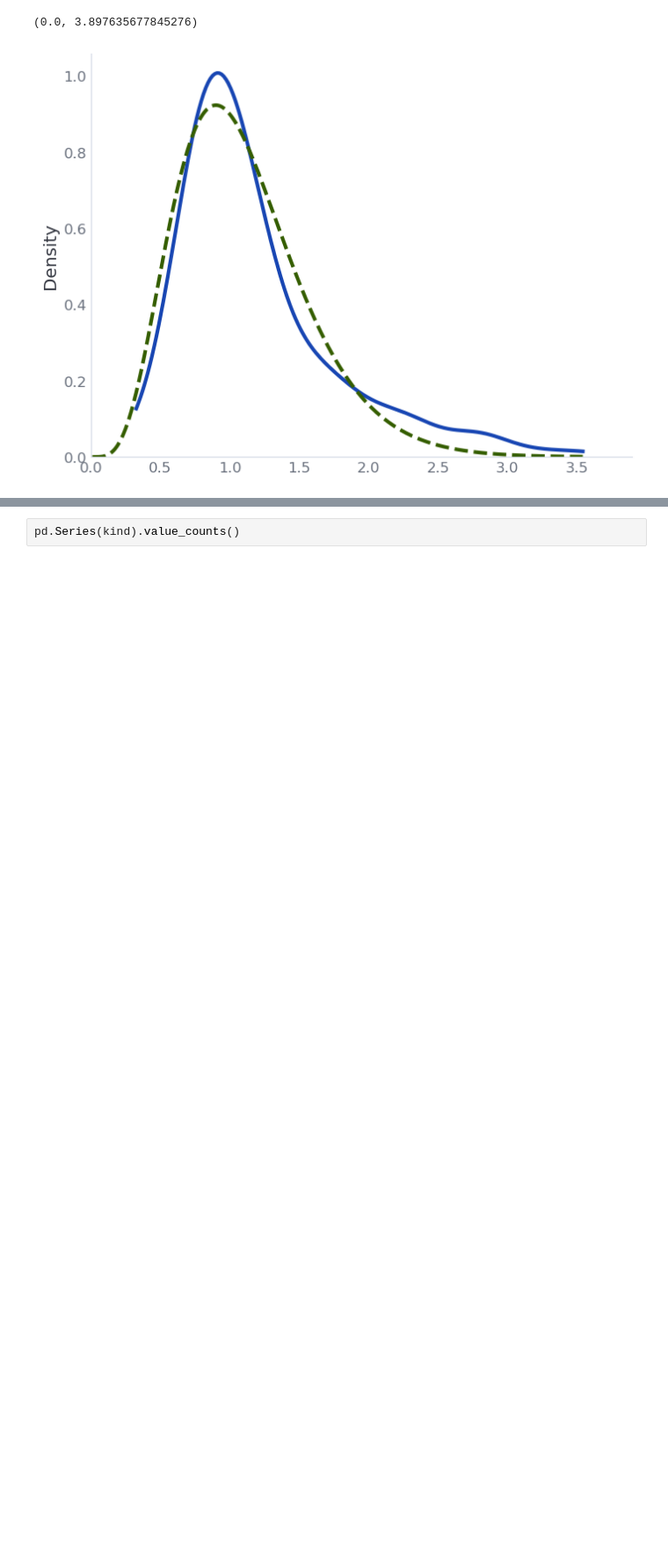
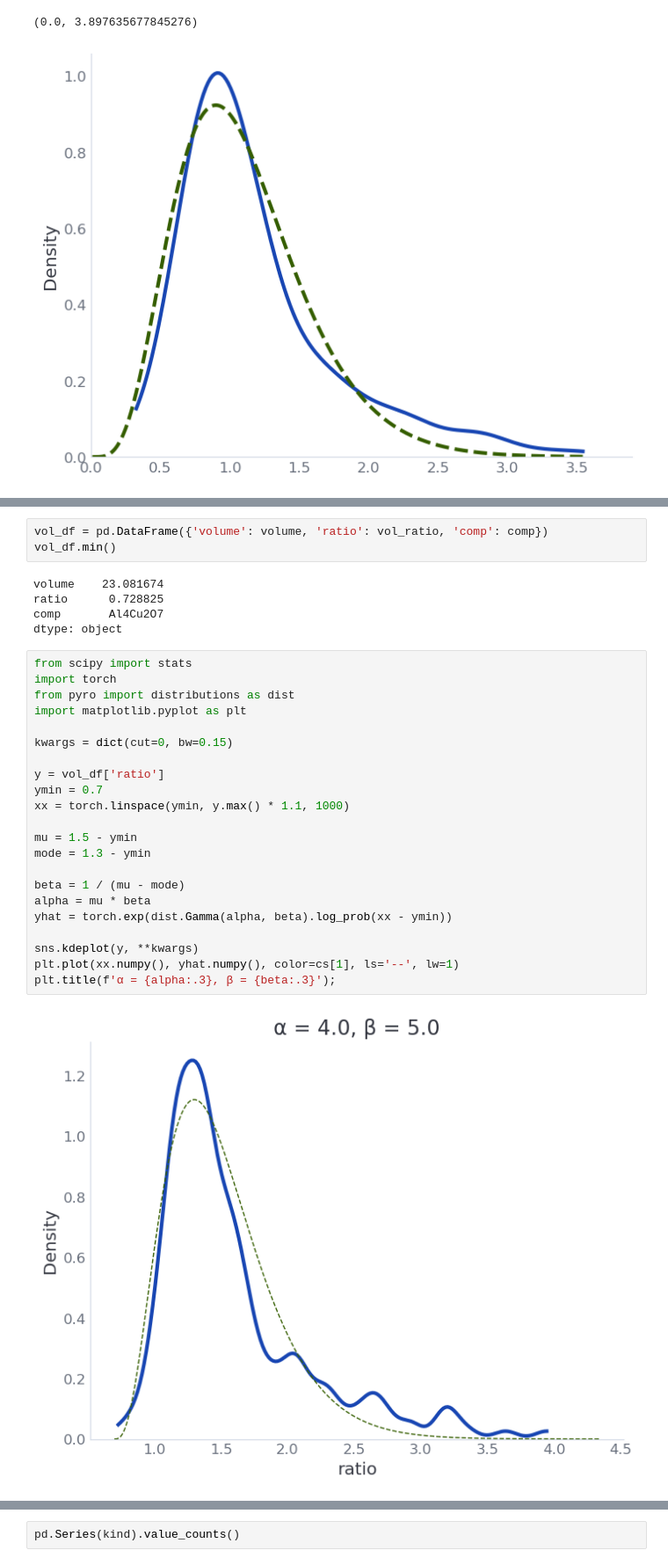
Before and after one commit to nicholas-miklaucic/baysic, a Jupyter notebook: priors.ipynb, the cells around one changed output, grey strips where cells are left out. Shown at 88% size. Drawn from its saved outputs; the diff is of its cells as text; blank space fills up the shorter version.

```diff
--- a/priors.ipynb
+++ b/priors.ipynb
@@ -179,0 +213,32 @@ use_inf_as_na option is deprecated and will be removed in a future version. Conv
+# %%
+vol_df = pd.DataFrame({'volume': volume, 'ratio': vol_ratio, 'comp': comp})
+vol_df.min()
+# %% [output]
+volume    23.081674
+ratio      0.728825
+comp       Al4Cu2O7
+dtype: object
+# %%
+from scipy import stats
+import torch
+from pyro import distributions as dist
+import matplotlib.pyplot as plt
+
+kwargs = dict(cut=0, bw=0.15)
+
+y = vol_df['ratio']
+ymin = 0.7
+xx = torch.linspace(ymin, y.max() * 1.1, 1000)
+
+mu = 1.5 - ymin
+mode = 1.3 - ymin
+
+beta = 1 / (mu - mode)
+alpha = mu * beta
+yhat = torch.exp(dist.Gamma(alpha, beta).log_prob(xx - ymin))
+
+sns.kdeplot(y, **kwargs)
+plt.plot(xx.numpy(), yhat.numpy(), color=cs[1], ls='--', lw=1)
+plt.title(f'α = {alpha:.3}, β = {beta:.3}');
+# %% [output]
+[figure, added]
```
Also changed, not shown: parts of 2 cells of this notebook, 9 other files.
